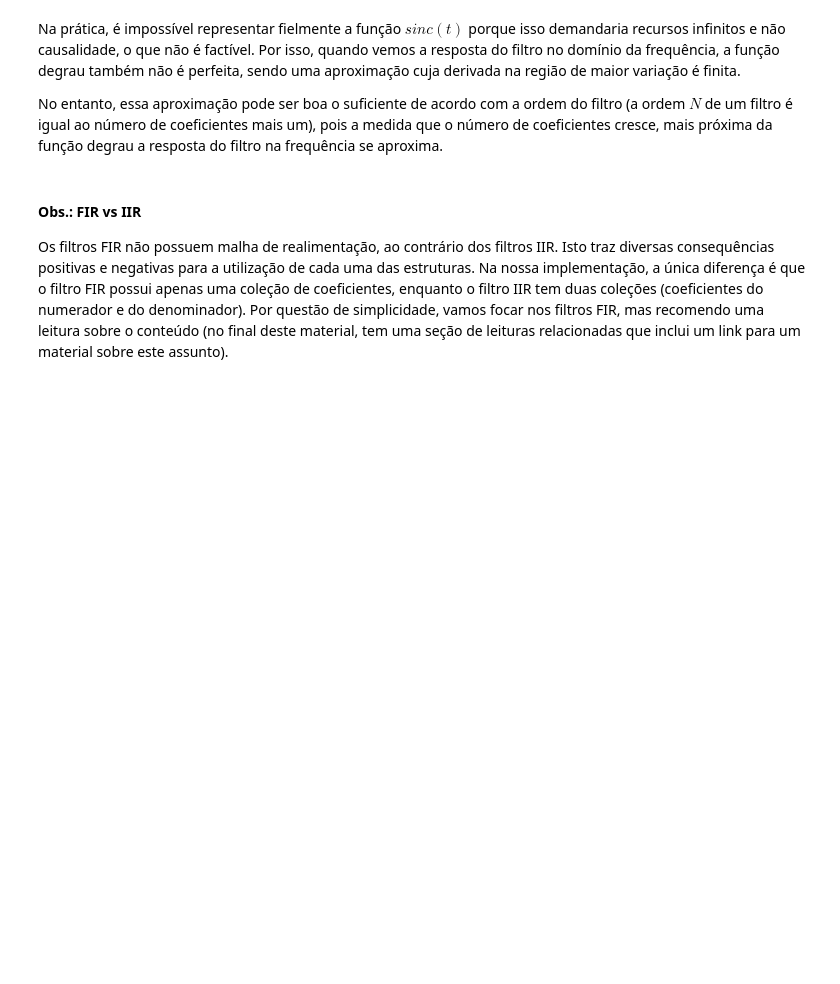
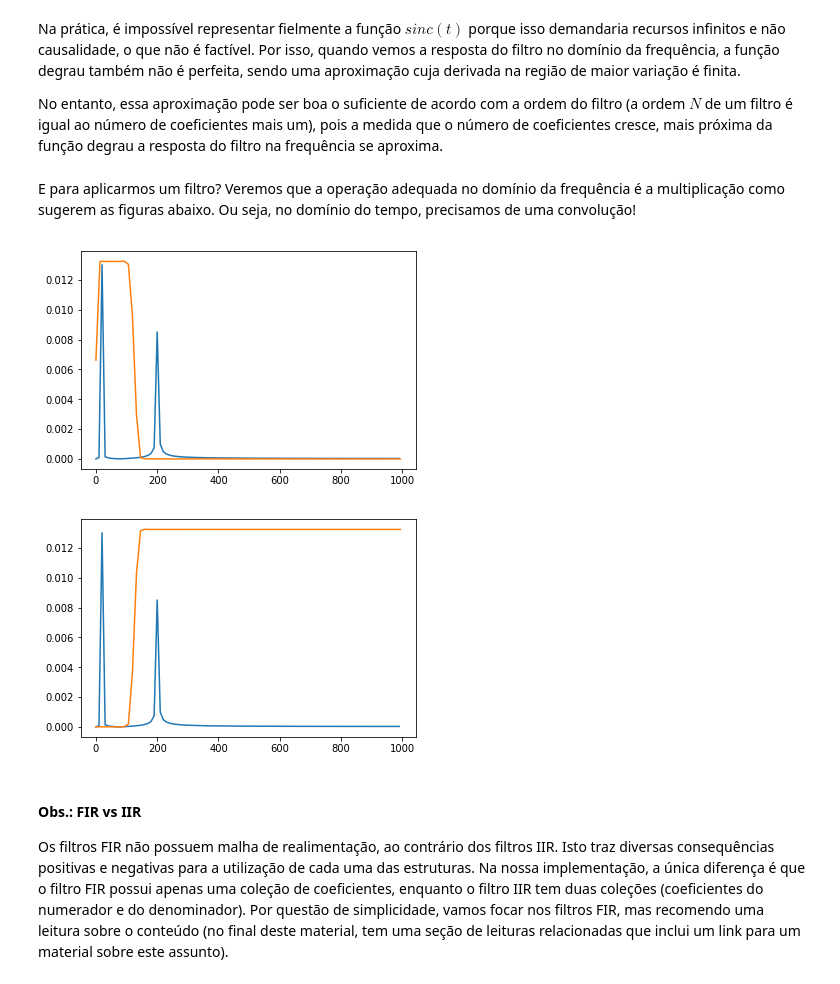
Before and after one commit to itsmealves/lab-sistemas-comunicacao, a Jupyter notebook: filtros.ipynb, the cells around one changed output. Saved outputs shown, nothing was run; the diff lists cells and outputs as text; code cells hidden in the pictures; blank space fills up the shorter version.

Commit message:
versão final da aula sobre filtros

```diff
--- a/filtros.ipynb
+++ b/filtros.ipynb
@@ -169,6 +172,17 @@ plot_frequency(4, high_pass_filter, sampling_rate)
 Na prática, é impossível representar fielmente a função $sinc(t)$ porque isso demandaria recursos infinitos e não causalidade, o que não é factível. Por isso, quando vemos a resposta do filtro no domínio da frequência, a função degrau também não é perfeita, sendo uma aproximação cuja derivada na região de maior variação é finita.
 
 No entanto, essa aproximação pode ser boa o suficiente de acordo com a ordem do filtro (a ordem $N$ de um filtro é igual ao número de coeficientes mais um), pois a medida que o número de coeficientes cresce, mais próxima da função degrau a resposta do filtro na frequência se aproxima.
+# %% [markdown]
+E para aplicarmos um filtro? Veremos que a operação adequada no domínio da frequência é a multiplicação como sugerem as figuras abaixo. Ou seja, no domínio do tempo, precisamos de uma convolução!
+# %%
+plot_frequency(1, s3 / 46, sampling_rate)
+plot_frequency(1, low_pass_filter, sampling_rate)
+
+plot_frequency(2, s3 / 46, sampling_rate)
+plot_frequency(2, high_pass_filter, sampling_rate)
+# %% [output]
+[figure, added]
+[figure, added]
 # %% [markdown]
 #### Obs.: FIR vs IIR
 Os filtros FIR não possuem malha de realimentação, ao contrário dos filtros IIR. Isto traz diversas consequências positivas e negativas para a utilização de cada uma das estruturas. Na nossa implementação, a única diferença é que o filtro FIR possui apenas uma coleção de coeficientes, enquanto o filtro IIR tem duas coleções (coeficientes do numerador e do denominador). Por questão de simplicidade, vamos focar nos filtros FIR, mas recomendo uma leitura sobre o conteúdo (no final deste material, tem uma seção de leituras relacionadas que inclui um link para um material sobre este assunto).
```
Also changed, not shown: parts of 3 cells of this notebook, 2 other files.
